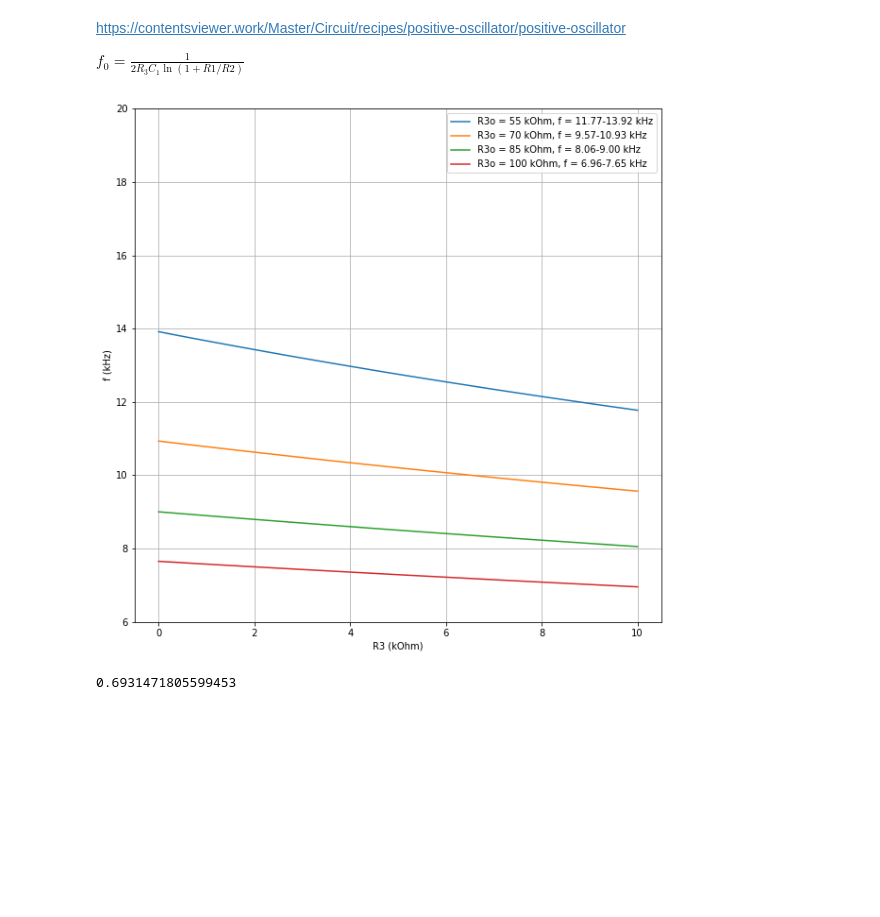
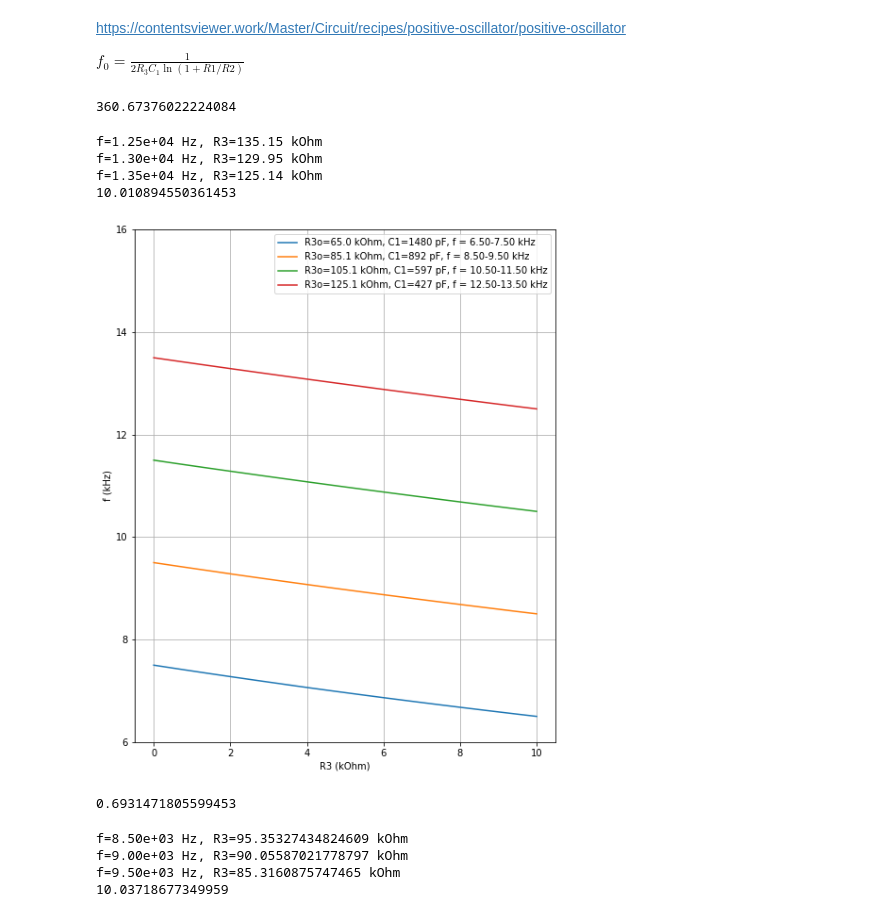
Before and after one commit to naoya1110/LTSpice_samples, a Jupyter notebook: CR_OpAmp_Oscillator.ipynb, the cells around one changed output. Saved outputs shown, nothing was run; the diff lists cells and outputs as text; code cells hidden in the pictures; blank space fills up the shorter version.

```diff
--- a/CR_OpAmp_Oscillator.ipynb
+++ b/CR_OpAmp_Oscillator.ipynb
@@ -12,30 +10,84 @@ import matplotlib.pyplot as plt
 https://contentsviewer.work/Master/Circuit/recipes/positive-oscillator/positive-oscillator
 
 $f_0 = \frac{1}{2R_3C_1\ln(1+R1/R2)}$
+# %%
+R1 = 10E+3
+R2 = 10E+3
+R3 = 20E+3
+C1 = 0.1E-6
+
+f0 = 1/(2*R3*C1*np.log(1+R1/R2))
+
+f0
+# %% [output]
+360.67376022224084
+# %%
+f0 = 13E+3
+fmin = f0-0.5E+3
+fmax = f0+0.5E+3
+C1 = 427E-12
+
+fs  = np.array([fmin, f0, fmax])
+R3s = 1/(2*np.log(2)*C1*fs)
+
+for f, R3 in zip(fs, R3s):
+    print(f"f={f:.2e} Hz, R3={R3/1000:.2f} kOhm")
+
+print((R3s.max()-R3s.min())/1000)
+# %% [output]
+f=1.25e+04 Hz, R3=135.15 kOhm
+f=1.30e+04 Hz, R3=129.95 kOhm
+f=1.35e+04 Hz, R3=125.14 kOhm
+10.010894550361453
 # %%
 R1 = 10E+3
 R2 = 10E+3
-R3o = 20E+3
 R3v = np.arange(0, 10.1E+3, 100) # 可変抵抗の範囲
-C1 = 300E-12
 
-plt.figure(figsize=(10,10))
+components = [
+    {"R3o": 64.986E+3, "C1": 1480E-12},
+    {"R3o": 85.12E+3, "C1": 892E-12},
+    {"R3o": 105.07E+3, "C1": 597E-12},
+    {"R3o": 125.14E+3, "C1": 427E-12},
+    ]
 
-for R3o in [55E+3, 70E+3, 85E+3, 100E+3]:
-    f = 1/(2*np.pi*(R3o+R3v)*C1*np.log(1+R1/R2))
+plt.figure(figsize=(8,10))
 
-    plt.plot((R3v)/1000, f/1000, label=f'R3o = {(R3o/1000):.0f} kOhm, f = {f.min()/1000:.2f}-{f.max()/1000:.2f} kHz')
+for comp in components:
+    R3o = comp["R3o"]
+    C1 = comp["C1"]
+    f = 1/(2*(R3o+R3v)*C1*np.log(1+R1/R2))
+
+    plt.plot((R3v)/1000, f/1000, label=f'R3o={R3o/1000:.1f} kOhm, C1={C1/1E-12:.0f} pF, f = {f.min()/1000:.2f}-{f.max()/1000:.2f} kHz')
 
 plt.legend()
 
 
 plt.xlabel('R3 (kOhm)')
 plt.ylabel('f (kHz)')
-plt.ylim(6, 20)
+plt.ylim(6, 16)
 plt.grid()
 # %% [output]
-[figure, old version]
+[figure, new version]
 # %%
 np.log(2)
 # %% [output]
 0.6931471805599453
+# %%
+f0 = 9E+3
+fmin = f0-0.5E+3
+fmax = f0+0.5E+3
+C1 = 890E-12
+
+fs  = np.array([fmin, f0, fmax])
+R3s = 1/(2*np.log(2)*C1*fs)
+
+for f, R3 in zip(fs, R3s):
+    print(f"f={f:.2e} Hz, R3={R3/1000} kOhm")
+
+print((R3s.max()-R3s.min())/1000)
+# %% [output]
+f=8.50e+03 Hz, R3=95.35327434824609 kOhm
+f=9.00e+03 Hz, R3=90.05587021778797 kOhm
+f=9.50e+03 Hz, R3=85.3160875747465 kOhm
+10.03718677349959
```
Also changed, not shown: parts of 1 cell of this notebook, 5 other files.
